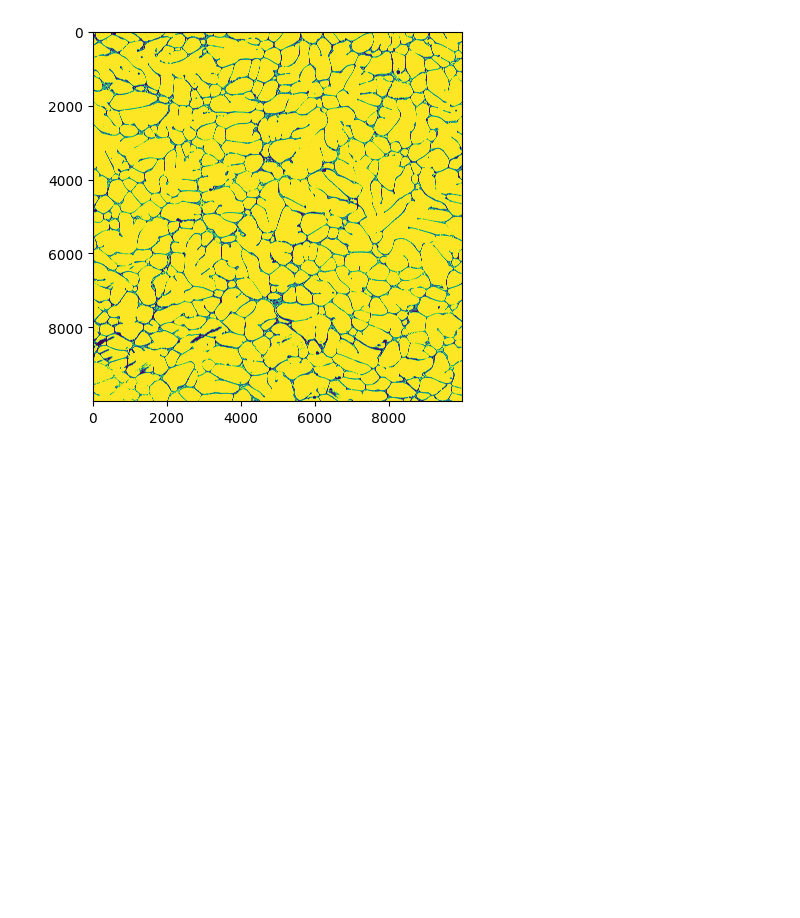
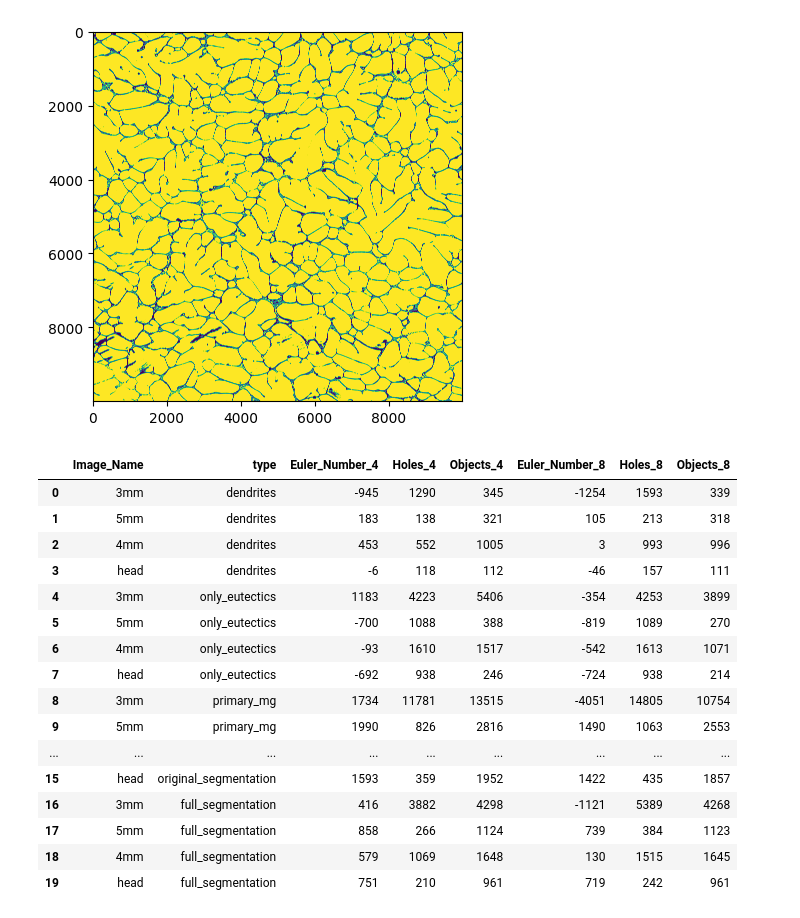
Before and after one commit to potsci/random_projects, a Jupyter notebook: euler_number.ipynb, the cells around one changed output. Cells and saved outputs as stored; diff of their text form; code cells hidden in the pictures; blank space fills up the shorter version.

```diff
--- a/euler_number.ipynb
+++ b/euler_number.ipynb
@@ -98,3 +201,24 @@ ax.imshow(I_bin[0:10000,0:10000])
 # %% [output]
 <matplotlib.image.AxesImage at 0x...>
 [figure]
+# %%
+df_eulers=pd.read_csv('euler_numbers.txt',sep=';')
+df_eulers
+# %% [output]
+|  | Image_Name | type | Euler_Number_4 | Holes_4 | Objects_4 | Euler_Number_8 | Holes_8 | Objects_8 |
+| 0 | 3mm | dendrites | -945 | 1290 | 345 | -1254 | 1593 | 339 |
+| 1 | 5mm | dendrites | 183 | 138 | 321 | 105 | 213 | 318 |
+| 2 | 4mm | dendrites | 453 | 552 | 1005 | 3 | 993 | 996 |
+| 3 | head | dendrites | -6 | 118 | 112 | -46 | 157 | 111 |
+| 4 | 3mm | only_eutectics | 1183 | 4223 | 5406 | -354 | 4253 | 3899 |
+| 5 | 5mm | only_eutectics | -700 | 1088 | 388 | -819 | 1089 | 270 |
+| 6 | 4mm | only_eutectics | -93 | 1610 | 1517 | -542 | 1613 | 1071 |
+| 7 | head | only_eutectics | -692 | 938 | 246 | -724 | 938 | 214 |
+| 8 | 3mm | primary_mg | 1734 | 11781 | 13515 | -4051 | 14805 | 10754 |
+| 9 | 5mm | primary_mg | 1990 | 826 | 2816 | 1490 | 1063 | 2553 |
+| ... | ... | ... | ... | ... | ... | ... | ... | ... |
+| 15 | head | original_segmentation | 1593 | 359 | 1952 | 1422 | 435 | 1857 |
+| 16 | 3mm | full_segmentation | 416 | 3882 | 4298 | -1121 | 5389 | 4268 |
+| 17 | 5mm | full_segmentation | 858 | 266 | 1124 | 739 | 384 | 1123 |
+| 18 | 4mm | full_segmentation | 579 | 1069 | 1648 | 130 | 1515 | 1645 |
+| 19 | head | full_segmentation | 751 | 210 | 961 | 719 | 242 | 961 |
```
Also changed, not shown: parts of 23 cells of this notebook, 14 other files.
